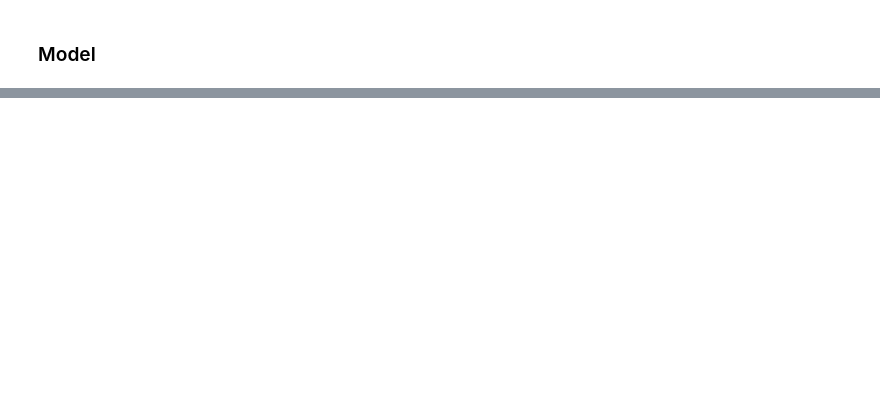
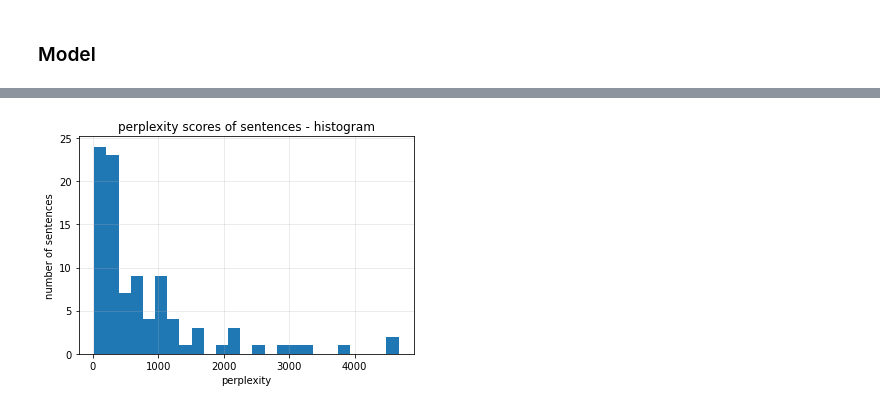
Before and after one commit to abanza/building_domain_specific_nlp_models, a Jupyter notebook: 03_deep_learning_language_model.ipynb, the cells around one changed output, grey strips where cells are left out. Drawn from its saved outputs; the diff is of its cells as text; code cells hidden in the pictures; blank space fills up the shorter version.

```diff
--- a/03_deep_learning_language_model.ipynb
+++ b/03_deep_learning_language_model.ipynb
@@ -225,0 +370,4 @@ NameError: name 'label_cat' is not defined
+# %%
+# sentence comparison - from the corpus
+sentence = "For the standard Generalized Least Squares GLS model is the identity matrix would be most welcome!"
+print(sentence, perplexity_sentence(sentence))
@@ -225,0 +378,4 @@ NameError: name 'label_cat' is not defined
+# %%
+# perplexity on a validation set
+validation_data = full_data[(full_data.category == 'title') &
+                            (full_data.n_tokens > 10)].sample(100, random_state=42).reset_index(drop=True)
@@ -225,0 +403,21 @@ NameError: name 'label_cat' is not defined
+# %%
+def perplexity_corpus(corpus):
+    corpus_sentences = ''.join(corpus)
+    corpus_tokens = tokenizer.tokenize(corpus_sentences.lower())
+    N = len(corpus_tokens)
+    logproba = 0
+    perplex_result = []
+
+    for sentence in corpus:
+        perplex, logpro = perplexity_sentence(sentence)
+        logproba += logpro
+        perplex_result.append(perplex)
+
+        print("{:.2f}\t{:.2f}\t{:.2f}\t{:.2f}\t{:.2f}\t{}".format(
+            perplex, np.mean(perplex_result), logpro, logproba, np.exp(-logproba / (N)), sentence))
+
+    return np.exp(-logproba / (N)), perplex_result
+# %%
+corpus = validation_data.tokens.values
+perplexity_score, scores = perplexity_corpus(corpus)
+print("Perplexity corpus: {:.2f}".format(perplexity_score))
@@ -225,0 +442,11 @@ NameError: name 'label_cat' is not defined
+# %%
+%matplotlib inline
+
+plt.title("perplexity scores of sentences - histogram")
+plt.hist([score for score in scores if score < 5000], bins = 25)
+plt.xlabel('perplexity')
+plt.ylabel('number of sentences')
+plt.grid(alpha = 0.3)
+plt.show()
+# %% [output]
+[figure, added]
```
Also changed, not shown: parts of 31 cells of this notebook, 1 other file.
